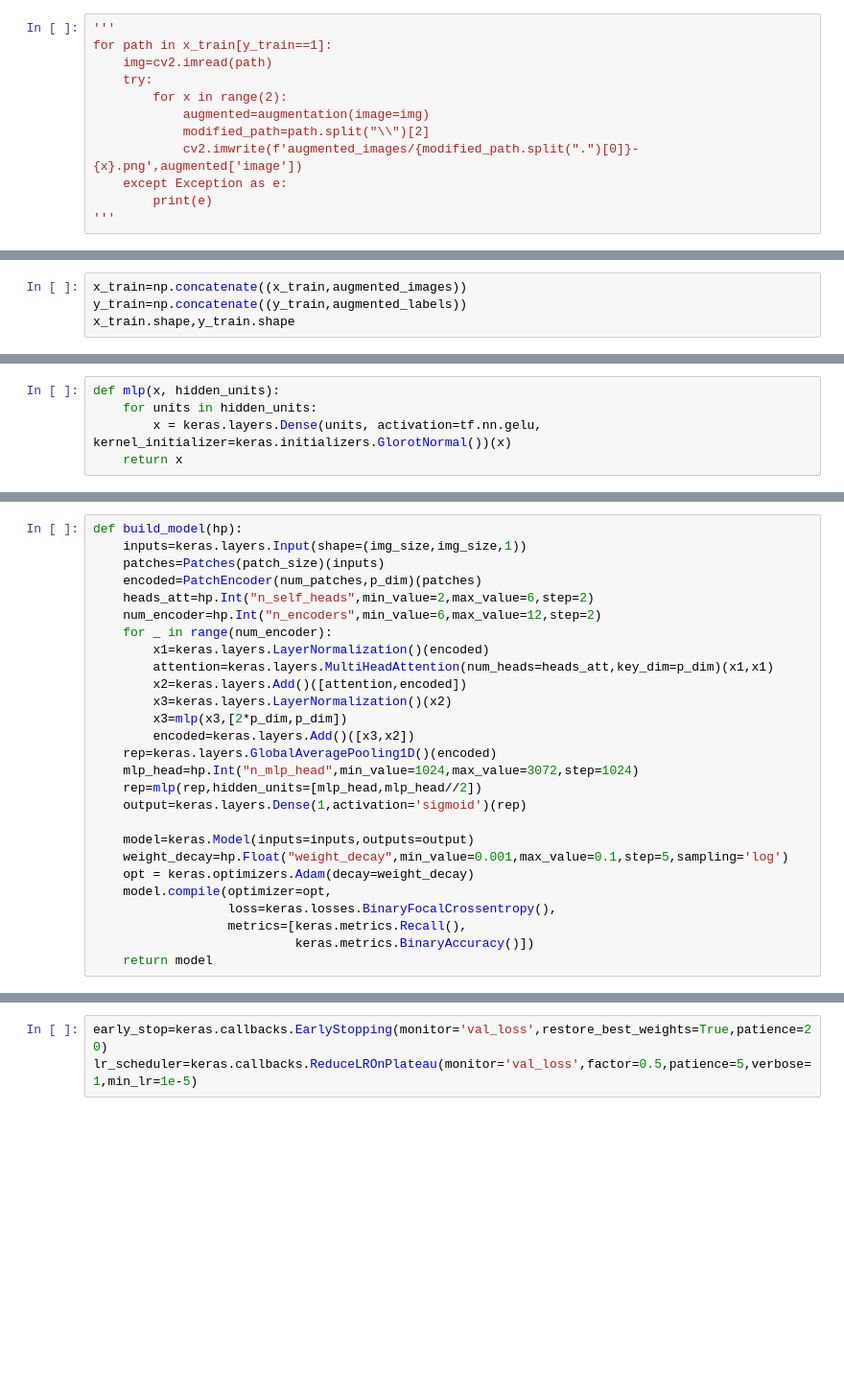
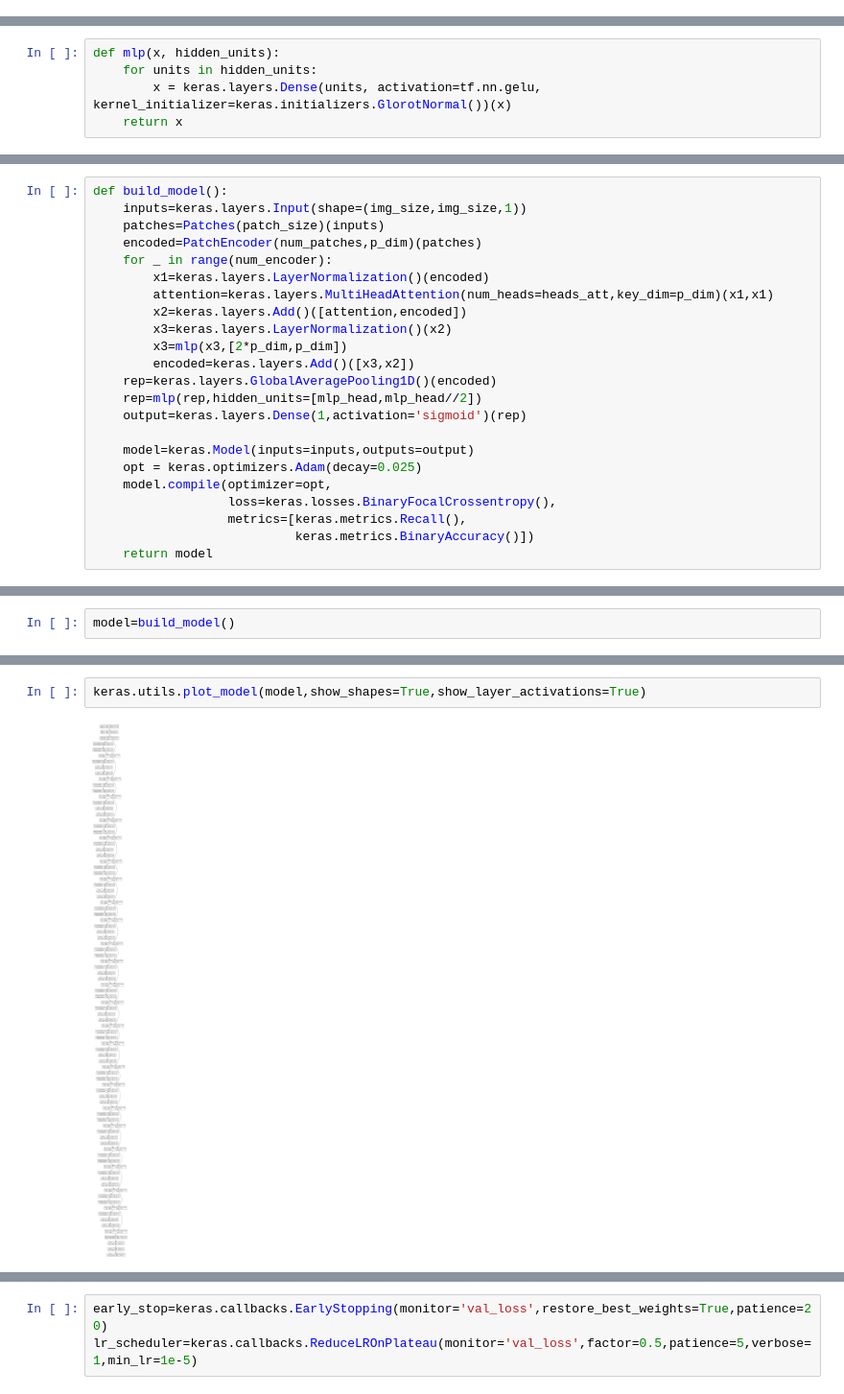
Before and after one commit to HabilAmardias/Tuberculosis-Chest-X-Ray-Classification-ViT, a Jupyter notebook: main.ipynb, the cells around one changed output, grey strips where cells are left out. Shown at 96% size. Saved outputs shown, nothing was run; the diff lists cells and outputs as text; blank space fills up the shorter version.

```diff
--- a/main.ipynb
+++ b/main.ipynb
@@ -73,12 +74,0 @@ augmentation=alb.Compose([
-# %%
-'''
-for path in x_train[y_train==1]:
-    img=cv2.imread(path)
-    try:
-        for x in range(2):
-            augmented=augmentation(image=img)
-            modified_path=path.split("\\")[2]
-            cv2.imwrite(f'augmented_images/{modified_path.split(".")[0]}-{x}.png',augmented['image'])
-    except Exception as e:
-        print(e)
-'''
@@ -92,7 +75,3 @@ augmented_labels=np.array(augmented_labels)
-# %%
-x_train=np.concatenate((x_train,augmented_images))
-y_train=np.concatenate((y_train,augmented_labels))
-x_train.shape,y_train.shape
 # %%
 x_train=np.array(list(map(image_preprocessing,x_train)))
 x_train.shape
@@ -220,10 +216,8 @@ import keras_tuner as kt
 # %%
-def build_model(hp):
+def build_model():
     inputs=keras.layers.Input(shape=(img_size,img_size,1))
     patches=Patches(patch_size)(inputs)
     encoded=PatchEncoder(num_patches,p_dim)(patches)
-    heads_att=hp.Int("n_self_heads",min_value=2,max_value=6,step=2)
-    num_encoder=hp.Int("n_encoders",min_value=6,max_value=12,step=2)
     for _ in range(num_encoder):
         x1=keras.layers.LayerNormalization()(encoded)
         attention=keras.layers.MultiHeadAttention(num_heads=heads_att,key_dim=p_dim)(x1,x1)
@@ -232,13 +226,11 @@ def build_model(hp):
         x3=mlp(x3,[2*p_dim,p_dim])
         encoded=keras.layers.Add()([x3,x2])
     rep=keras.layers.GlobalAveragePooling1D()(encoded)
-    mlp_head=hp.Int("n_mlp_head",min_value=1024,max_value=3072,step=1024)
     rep=mlp(rep,hidden_units=[mlp_head,mlp_head//2])
     output=keras.layers.Dense(1,activation='sigmoid')(rep)
 
     model=keras.Model(inputs=inputs,outputs=output)
-    weight_decay=hp.Float("weight_decay",min_value=0.001,max_value=0.1,step=5,sampling='log')
-    opt = keras.optimizers.Adam(decay=weight_decay)
+    opt = keras.optimizers.Adam(decay=0.025)
     model.compile(optimizer=opt,
                   loss=keras.losses.BinaryFocalCrossentropy(),
                   metrics=[keras.metrics.Recall(),
@@ -255,0 +239,2 @@ lr_scheduler=keras.callbacks.ReduceLROnPlateau(monitor='val_loss',factor=0.1,pat
+# %%
+model=build_model()
@@ -256,3 +261,7 @@ lr_scheduler=keras.callbacks.ReduceLROnPlateau(monitor='val_loss',factor=0.1,pat
+# %%
+keras.utils.plot_model(model,show_shapes=True,show_layer_activations=True)
+# %% [output]
+[figure, added]
 # %%
 from sklearn.utils import class_weight
 class_weights = class_weight.compute_class_weight(classes=np.unique(y_train),class_weight='balanced',y=y_train)
```
Also changed, not shown: parts of 31 cells of this notebook, 1 other file.
